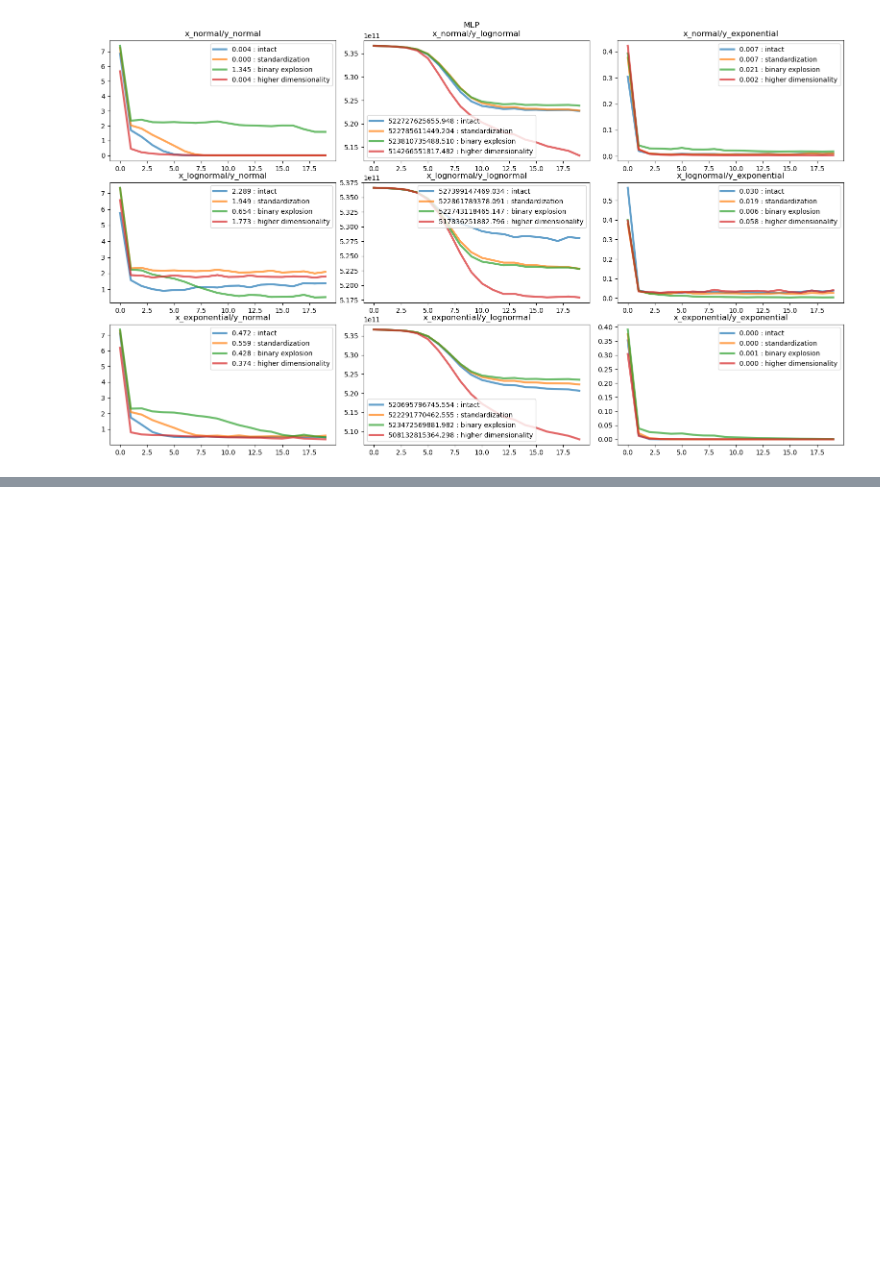
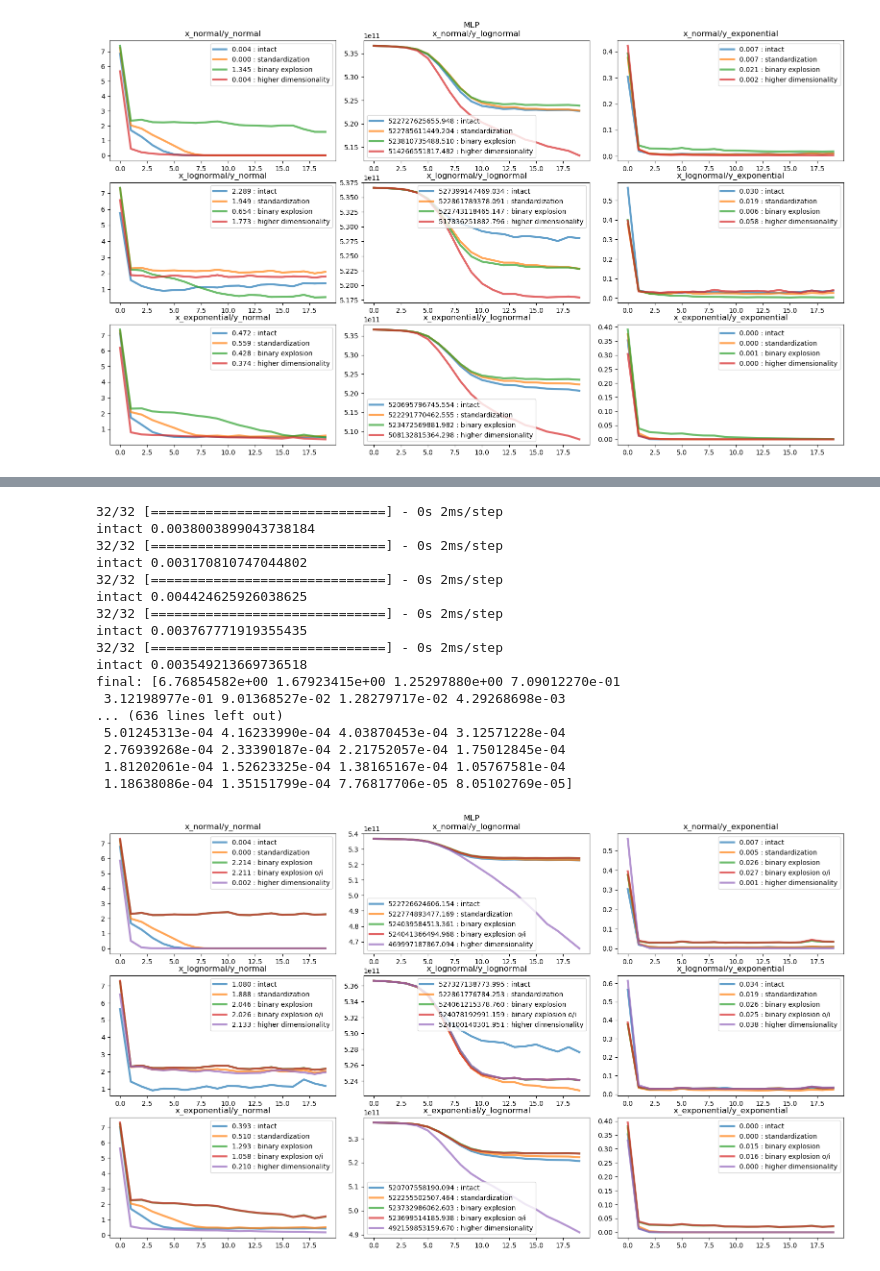
Before and after one commit to Nearpit/BaseEncoding, a Jupyter notebook: experiments_1.ipynb, the cells around one changed output, grey strips where cells are left out. Cells and saved outputs as stored; diff of their text form; code cells hidden in the pictures; blank space fills up the shorter version.

```diff
--- a/experiments_1.ipynb
+++ b/experiments_1.ipynb
@@ -337,0 +295,78 @@ batch.history['loss']
+# %%
+x_array = []
+y_array = []
+for dist_name in dist_list:
+    exec(f'x_{dist_name}={{}}\ny_{dist_name}={{}}')
+    x_array.append(f'x_{dist_name}')
+    y_array.append(f'y_{dist_name}')
+    for seed in seed_list:
+        tf.random.set_seed(seed)
+        gen = generator.DataGenerator(mean=mean, std=std, dist=dist_name, is_int=False)
+        x, y = gen.generate(n_features=n_features, n_samples=n_samples)
+        x = np.ravel(x)
+        order = np.argsort(x).reshape(-1, 1)
+        x, y = x[order], y[order]
+        exec(f'x_{dist_name}[seed]=x\ny_{dist_name}[seed]=y')
+# %%
+fig, ax = plt.subplots(len(x_array), len(y_array), figsize=(16, 9))
+fig.tight_layout()
+transform_layer = FloatBaseEncoder(base=10, encode_sign=True, column_width=32)
+transform_layer_only_integers = FloatBaseEncoder(base=10, encode_sign=True, column_width=32, only_integers=True)
+activation = activation=keras.activations.sigmoid
+tranformations = {  'intact': lambda x: x,
+                    'standardization': standard,
+                    'binary explosion': lambda x: transform_layer(x).squeeze(1),
+                    'binary explosion o/i': lambda x: transform_layer_only_integers(x).squeeze(1),
+                    'higher dimensionality': lambda x, n=5: np.power(x, np.arange(1, n))}
+
+for idx, x_name in enumerate(x_array):
+    for idy, y_name in enumerate(y_array):
+        for name_transformation, func_transformation in tranformations.items():
+
+            history = np.zeros(epochs)
+            for seed in seed_list:
+                cur_x, cur_y = eval(x_name+'[seed]'), eval(y_name+'[seed]')
+                transformed_x = func_transformation(cur_x)
+                try:
+                    model = MLP(transformed_x.shape[1], 1, 512, depth=4, activation=activation)
+                    model.compile(optimizer=keras.optimizers.Adam(learning_rate=1e-4), loss='mse')
+                    batch = model.fit(transformed_x, cur_y, epochs=epochs, verbose=0)
+                    # print(batch.history['loss'])
+                    history += np.array(batch.history['loss'])
+                    # print(history)
+                    y_hat = model.predict(transformed_x)
+                    score = mse(y_hat, cur_y)
+                    print(name_transformation, score)
+                    # ax[idx, idy].plot(history.history['loss'], '-', alpha=0.7, linewidth=3, label=f'{score:0.3f} : {name_transformation}')
+                except:
+                    print(name_transformation, 'NANS')
+
+            history = history/len(seed_list)
+            print(f'final: {history}')
+            ax[idx, idy].plot(history, '-', alpha=0.7, linewidth=3, label=f'{score:0.3f} : {name_transformation}')
+
+        # ax[idx, idy].scatter(cur_x, cur_y, c='black', marker='x', label=f'Ground Truth', s=10)
+
+        ax[idx, idy].set_title(f'{x_name}/{y_name}')
+        ax[idx, idy].legend()
+plt.suptitle('MLP', y=1.02)
+plt.show()
+# %% [output]
+32/32 [==============================] - 0s 2ms/step
+intact 0.0038003899043738184
+32/32 [==============================] - 0s 2ms/step
+intact 0.003170810747044802
+32/32 [==============================] - 0s 2ms/step
+intact 0.004424625926038625
+32/32 [==============================] - 0s 2ms/step
+intact 0.003767771919355435
+32/32 [==============================] - 0s 2ms/step
+intact 0.003549213669736518
+final: [6.76854582e+00 1.67923415e+00 1.25297880e+00 7.09012270e-01
+ 3.12198977e-01 9.01368527e-02 1.28279717e-02 4.29268698e-03
+... (636 lines left out)
+ 5.01245313e-04 4.16233990e-04 4.03870453e-04 3.12571228e-04
+ 2.76939268e-04 2.33390187e-04 2.21752057e-04 1.75012845e-04
+ 1.81202061e-04 1.52623325e-04 1.38165167e-04 1.05767581e-04
+ 1.18638086e-04 1.35151799e-04 7.76817706e-05 8.05102769e-05]
+[figure, added]
```
Also changed, not shown: parts of 5 cells of this notebook, 1 other file.
